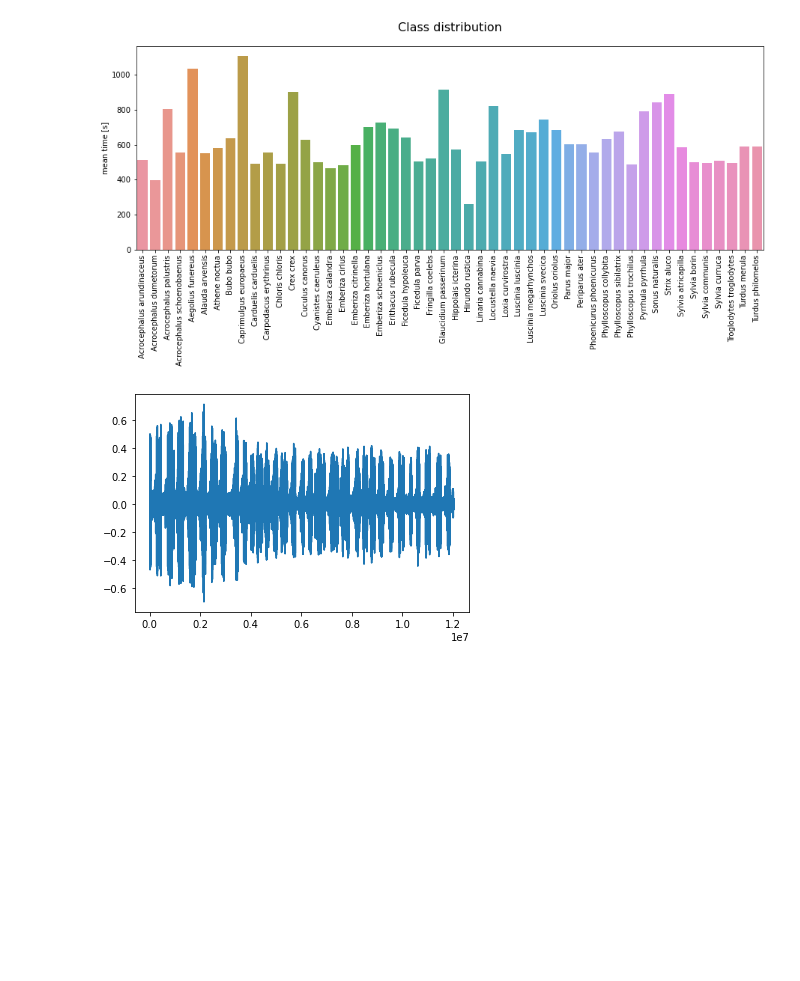
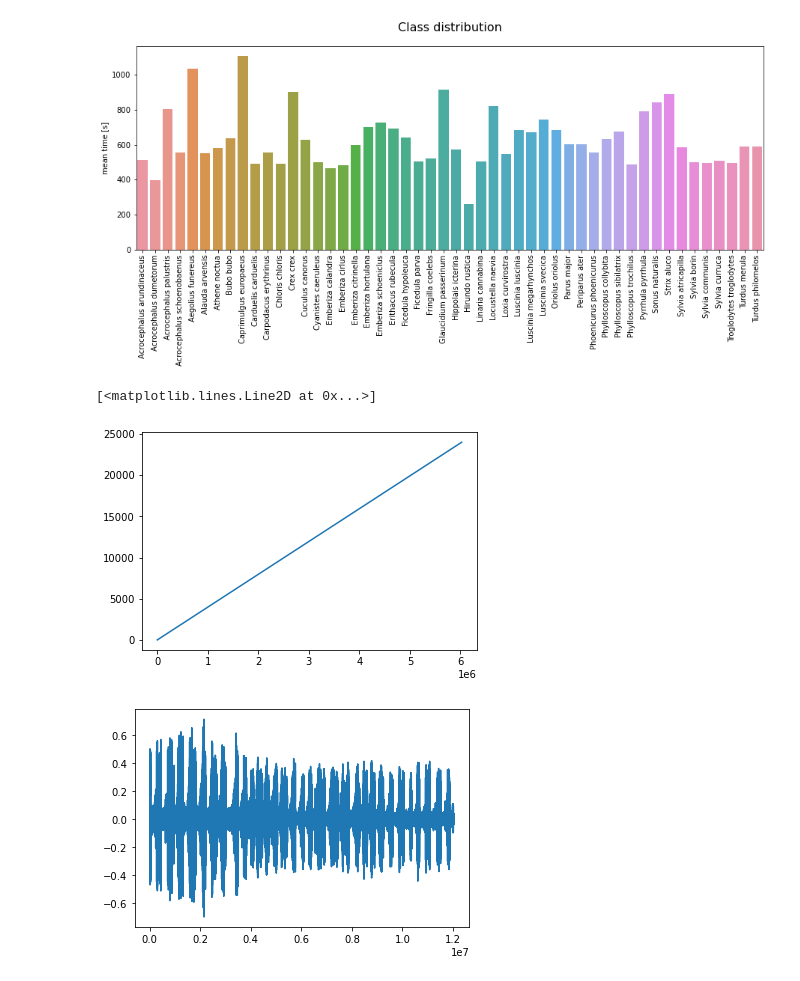
Before and after one commit to antonimarek/birdify, a Jupyter notebook: birdify.ipynb, the cells around one changed output. Drawn from its saved outputs; the diff is of its cells as text; code cells hidden in the pictures; blank space fills up the shorter version.

```diff
--- a/birdify.ipynb
+++ b/birdify.ipynb
@@ -62,6 +58,11 @@ def calc_fft(y, rate):
     freq = np.fft.rfftfreq(n, d=1/rate)
     Y = abs(np.fft.rfft(y)/n)
     return (Y, freq)
+# %%
+plt.plot(freq)
+# %% [output]
+[<matplotlib.lines.Line2D at 0x...>]
+[figure, added]
 # %%
 from python_speech_features import mfcc, logfbank
 # %%
```
Also changed, not shown: parts of 2 cells of this notebook.
